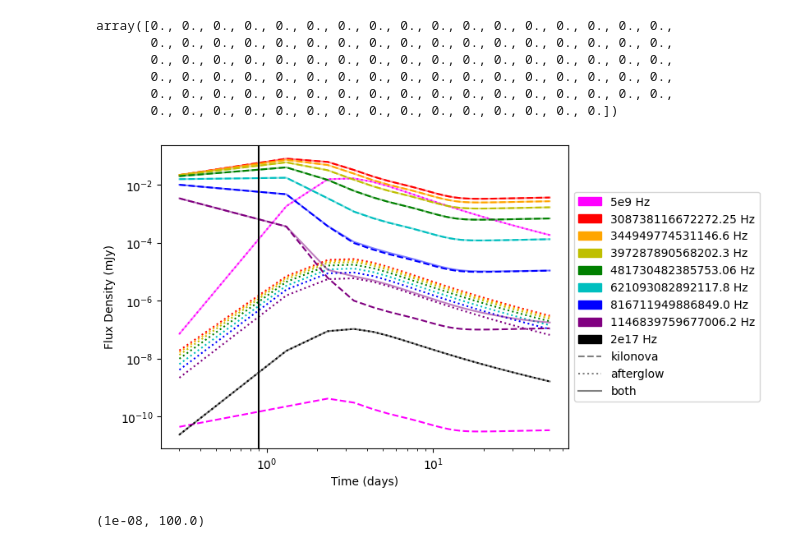
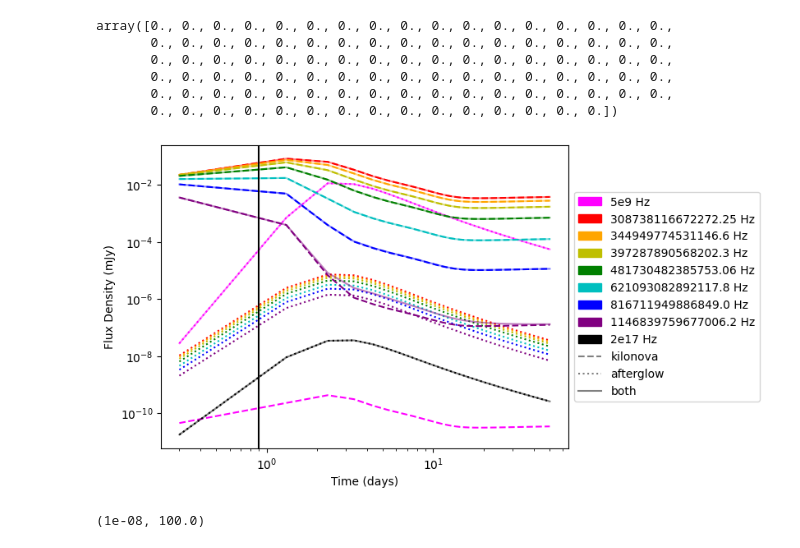
Before and after one commit to wfw23/MPhys_project, a Jupyter notebook: combined_lightcurves.ipynb, the cells around one changed output. Drawn from its saved outputs; the diff is of its cells as text; code cells hidden in the pictures.

```diff
--- a/combined_lightcurves.ipynb
+++ b/combined_lightcurves.ipynb
@@ -77,39 +77,39 @@ for i in range(9):
 
 
     ag_fluxd = redback.transient_models.extinction_models.extinction_with_afterglow_base_model(time=time, redshift=0.01, av=0.5,
-        base_model='tophat',  thv= 0.5, loge0=50.0 , thc= 0.02, logn0=1, p=2.13, logepse=-1.25, logepsb=-2.5, ksin=1, g0=1000,
+        base_model='tophat',  thv= 0.5, loge0=49.5 , thc= 0.03, logn0=0.5, p=2.3, logepse=-1.25, logepsb=-2.5, ksin=1, g0=1000,
         output_format='flux_density', frequency=frequency[i])
 
     combined= ag_fluxd + kn_fluxd
 
     ax.loglog(time, kn_fluxd, ls='dashed', color=colour[i])
     ax.loglog(time, ag_fluxd, ls='dotted', color=colour[i])
     ax.loglog(time, combined, ls= 'solid', color=colour[i], alpha=0.5)
 
 #legend formatting
 f1 = mpatches.Patch(color='magenta', label='5e9 Hz')
 f2 = mpatches.Patch(color='r', label='308738116672272.25 Hz')
 f3 = mpatches.Patch(color='orange', label='344949774531146.6 Hz')
 f4 = mpatches.Patch(color='y', label='397287890568202.3 Hz')
 f5 = mpatches.Patch(color='g', label='481730482385753.06 Hz')
 f6 = mpatches.Patch(color='c', label='621093082892117.8 Hz')
 f7 = mpatches.Patch(color='b', label='816711949886849.0 Hz')
 f8 = mpatches.Patch(color='purple', label='1146839759677006.2 Hz')
 f9 = mpatches.Patch(color='k', label='2e17 Hz')
 kn = Line2D([0],[0],color='grey', ls='dashed', label='kilonova')
 ag = Line2D([0],[0],color='grey', ls='dotted',label='afterglow')
 both = Line2D([0],[0],color='grey',ls='solid', label='both')
 
 ax.axvline(x=0.9, color='k')
 
 ax.legend(handles=[f1,f2,f3,f4,f5,f6,f7,f8,f9,kn,ag,both],loc='center left', bbox_to_anchor=(1, 0.5))
 ax.set_xlabel('Time (days)')
 ax.set_ylabel('Flux Density (mJy)')
 #plt.ylim(1e-8,10)
 #plt.xlim(-1,30)
 plt.show()
 # %% [output]
-[figure, old version]
+[figure, new version]
 # %%
 #powerlawcore jet and two component kn
 time= np.linspace(0.01,40,50)
```
Also changed, not shown: parts of 1 cell of this notebook, 11 other files.
